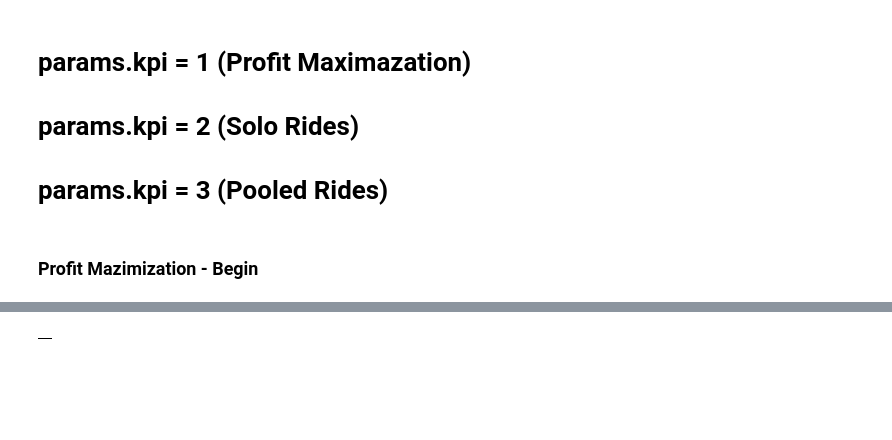
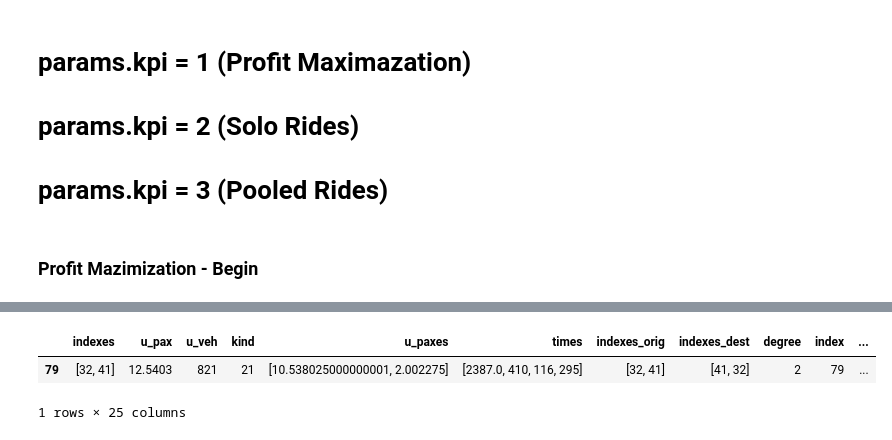
Before and after one commit to Jagiellonian-University/MaaSSim, a Jupyter notebook: docs/tutorials/Delft_Sim (7).ipynb, the cells around one changed output, grey strips where cells are left out. Saved outputs shown, nothing was run; the diff lists cells and outputs as text; code cells hidden in the pictures; blank space fills up the shorter version.

```diff
--- a/docs/tutorials/Delft_Sim (7).ipynb
+++ b/docs/tutorials/Delft_Sim (7).ipynb
@@ -122,0 +125,2 @@ inData.sblts.rides
+# %%
+sim = simulate(params=params, inData = inData,  kpi_veh=kpi_veh_pricing,kpi_pax=kpi_pax_pricing, logger_level=logging.WARNING)
@@ -123,2 +146,2 @@ inData.sblts.rides
 # %%
-sim = simulate(params = params, inData = inData, logger_level = logging.CRITICAL) # simulate
+#sim = simulate(params = params, inData = inData,  logger_level = logging.CRITICAL) # simulate
@@ -164,5 +150,7 @@ sim.res[0].veh_exp
 # %%
-sim.vehs[1].rdf
+sim.vehs[3].rdf
 # %% [output]
-|  |
+|  | indexes | u_pax | u_veh | kind | u_paxes | times | indexes_orig | indexes_dest | degree | index | ... |
+| 79 | [32, 41] | 12.5403 | 821 | 21 | [10.538025000000001, 2.002275] | [2387.0, 410, 116, 295] | [32, 41] | [41, 32] | 2 | 79 | ... |
+1 rows × 25 columns
 # %%
```
Also changed, not shown: parts of 10 cells of this notebook, 6 other files.
